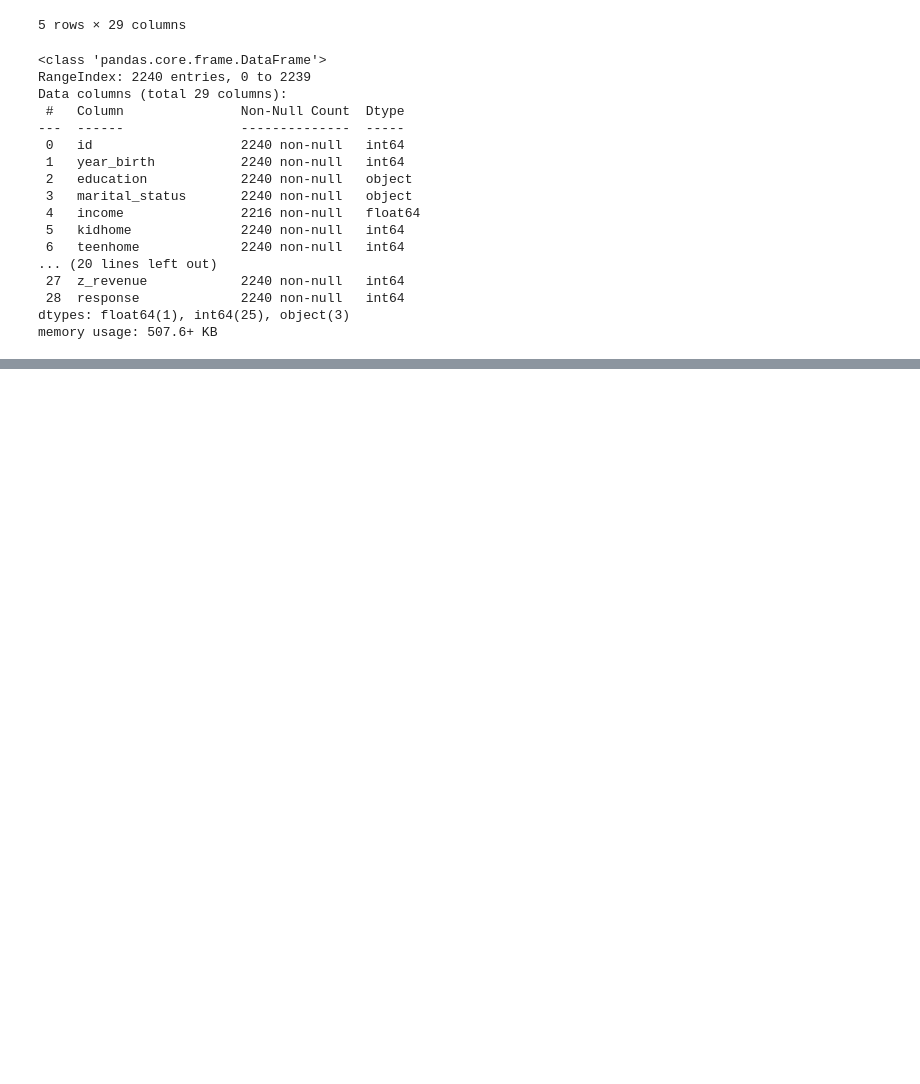
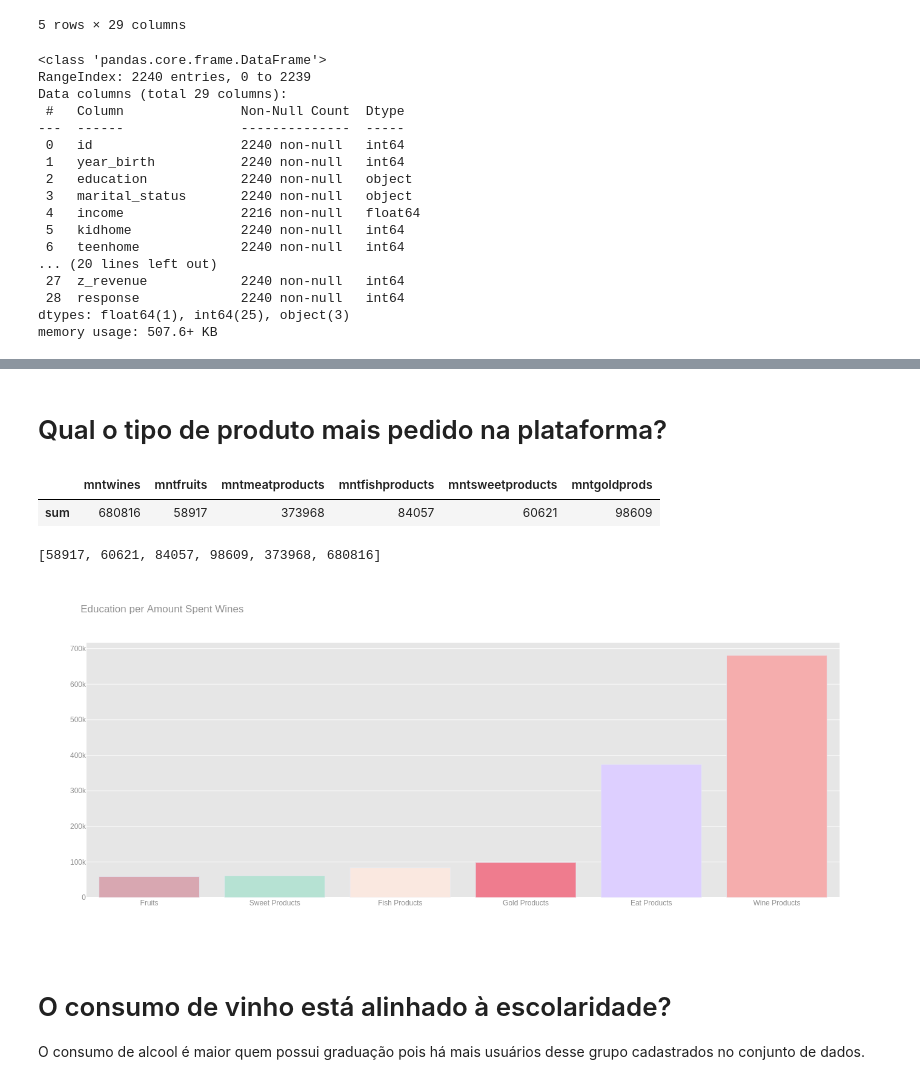
Before and after one commit to julianyraiol/customer-segmentation, a Jupyter notebook: notebook/analysis.ipynb, the cells around one changed output, grey strips where cells are left out. Drawn from its saved outputs; the diff is of its cells as text; code cells hidden in the pictures; blank space fills up the shorter version.

```diff
--- a/notebook/analysis.ipynb
+++ b/notebook/analysis.ipynb
@@ -93,0 +106,37 @@ fig.show()
+# %% [markdown]
+# Qual o tipo de produto mais pedido na plataforma?
+# %%
+mnt_products = df.agg({"mntwines": [sum], "mntfruits": [sum], "mntmeatproducts": [sum], "mntfishproducts": [sum], "mntsweetproducts": [sum], "mntgoldprods": [sum]})
+mnt_products
+# %% [output]
+|  | mntwines | mntfruits | mntmeatproducts | mntfishproducts | mntsweetproducts | mntgoldprods |
+| sum | 680816 | 58917 | 373968 | 84057 | 60621 | 98609 |
+# %%
+columns = mnt_products.columns.to_list()
+values = [mnt_products[label]["sum"] for label in columns]
+values.sort()
+values
+# %% [output]
+[58917, 60621, 84057, 98609, 373968, 680816]
+# %%
+labels = ["Fruits", "Sweet Products", "Fish Products", "Gold Products", "Eat Products", "Wine Products"]
+# %%
+layout = go.Layout(title="Education per Amount Spent Wines",
+                   font=dict(family='Arial', size=12, color='#909090'),
+                   legend=dict(x=0.9, y=0.5), plot_bgcolor='rgb(230, 230,230)', width=600, height=600)
+
+education_wine_chart = go.Bar(x = labels,
+                              y = values,
+                              marker=dict(color=color_palette_list))
+
+
+data = [education_wine_chart]
+fig = go.Figure(data=data, layout=layout)
+
+fig.show()
+# %% [output]
+[figure, added]
+# %% [markdown]
+# O consumo de vinho está alinhado à escolaridade?
+
+O consumo de alcool é maior quem possui graduação pois há mais usuários desse grupo cadastrados no conjunto de dados.
```
Also changed, not shown: parts of 14 cells of this notebook, 4 other files.
